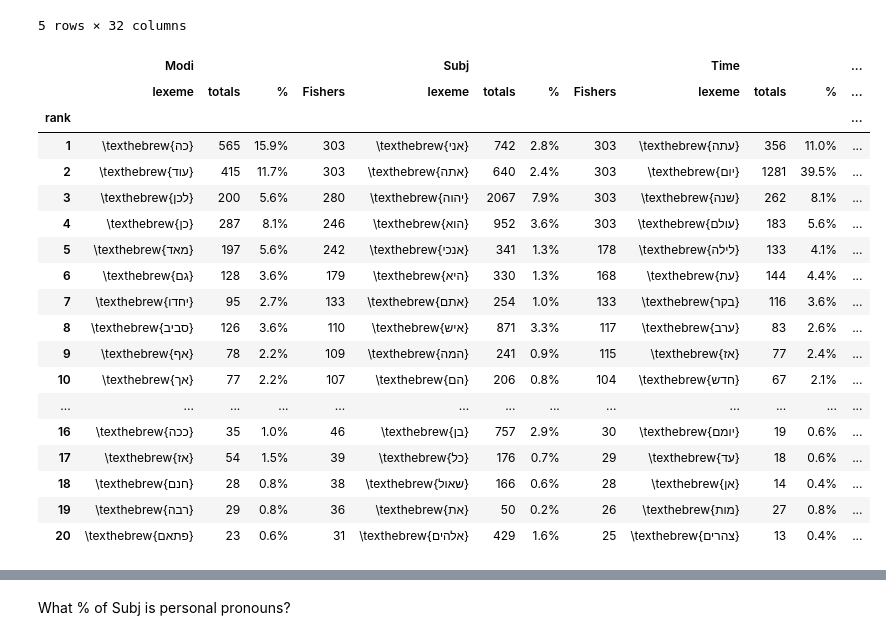
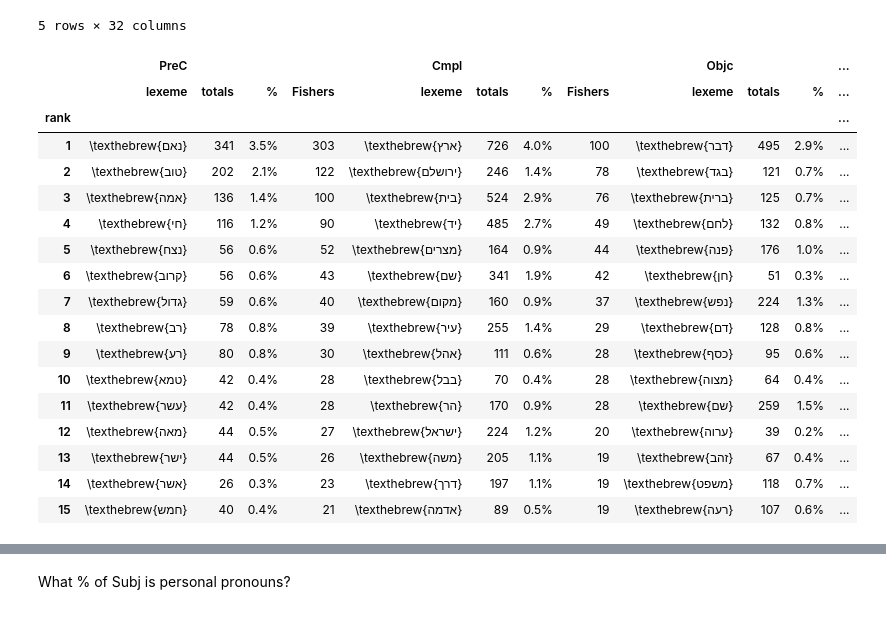
Before and after one commit to CambridgeSemiticsLab/BH_time_collocations, a Jupyter notebook: workflow/notebooks/analysis/head_association.ipynb, the cells around one changed output, grey strips where cells are left out. Drawn from its saved outputs; the diff is of its cells as text; code cells hidden in the pictures.

```diff
--- a/workflow/notebooks/analysis/head_association.ipynb
+++ b/workflow/notebooks/analysis/head_association.ipynb
@@ -493,36 +530,39 @@ lex_comb.head()
 | 4 | \texthebrew{רב} | 32 | 0.5% | 30 | \texthebrew{יד} | 485 | 2.7% | 49 | \texthebrew{הר} | 74 | ... | ... |
 | 5 | \texthebrew{חרב} | 88 | 1.3% | 28 | \texthebrew{מצרים} | 164 | 0.9% | 44 | \texthebrew{מקום} | 56 | ... | ... |
 5 rows × 32 columns
+# %%
+exportn = 15
+
+out.number(exportn, 'top_n_scores')
 # %%
 # export the top 3
 
-mst_lexs = lex_comb[['Modi', 'Subj', 'Time']].head(20)
+pco_lexs = lex_comb[['PreC', 'Cmpl', 'Objc']].head(exportn)
 
 out.table(
-    mst_lexs,
-    'mst_lexs',
-    caption='Top Associated Head Lexemes by Function',
+    pco_lexs,
+    'pco_lexs',
+    caption=f'Top {exportn} Associated Head Lexemes by Function',
     adjustbox=True,
 )
 
-mst_lexs
+pco_lexs
 # %% [output]
-|  | Modi |  |  |  | Subj |  |  |  | Time |  |  | ... |
+|  | PreC |  |  |  | Cmpl |  |  |  | Objc |  |  | ... |
 |  | lexeme | totals | % | Fishers | lexeme | totals | % | Fishers | lexeme | totals | % | ... |
 | rank |  |  |  |  |  |  |  |  |  |  |  | ... |
-| 1 | \texthebrew{כה} | 565 | 15.9% | 303 | \texthebrew{אני} | 742 | 2.8% | 303 | \texthebrew{עתה} | 356 | 11.0% | ... |
-| 2 | \texthebrew{עוד} | 415 | 11.7% | 303 | \texthebrew{אתה} | 640 | 2.4% | 303 | \texthebrew{יום} | 1281 | 39.5% | ... |
-| 3 | \texthebrew{לכן} | 200 | 5.6% | 280 | \texthebrew{יהוה} | 2067 | 7.9% | 303 | \texthebrew{שנה} | 262 | 8.1% | ... |
-| 4 | \texthebrew{כן} | 287 | 8.1% | 246 | \texthebrew{הוא} | 952 | 3.6% | 303 | \texthebrew{עולם} | 183 | 5.6% | ... |
-| 5 | \texthebrew{מאד} | 197 | 5.6% | 242 | \texthebrew{אנכי} | 341 | 1.3% | 178 | \texthebrew{לילה} | 133 | 4.1% | ... |
-| 6 | \texthebrew{גם} | 128 | 3.6% | 179 | \texthebrew{היא} | 330 | 1.3% | 168 | \texthebrew{עת} | 144 | 4.4% | ... |
-| 7 | \texthebrew{יחדו} | 95 | 2.7% | 133 | \texthebrew{אתם} | 254 | 1.0% | 133 | \texthebrew{בקר} | 116 | 3.6% | ... |
-| 8 | \texthebrew{סביב} | 126 | 3.6% | 110 | \texthebrew{איש} | 871 | 3.3% | 117 | \texthebrew{ערב} | 83 | 2.6% | ... |
-| 9 | \texthebrew{אף} | 78 | 2.2% | 109 | \texthebrew{המה} | 241 | 0.9% | 115 | \texthebrew{אז} | 77 | 2.4% | ... |
-| 10 | \texthebrew{אך} | 77 | 2.2% | 107 | \texthebrew{הם} | 206 | 0.8% | 104 | \texthebrew{חדש} | 67 | 2.1% | ... |
-| ... | ... | ... | ... | ... | ... | ... | ... | ... | ... | ... | ... | ... |
-| 16 | \texthebrew{ככה} | 35 | 1.0% | 46 | \texthebrew{בן} | 757 | 2.9% | 30 | \texthebrew{יומם} | 19 | 0.6% | ... |
-| 17 | \texthebrew{אז} | 54 | 1.5% | 39 | \texthebrew{כל} | 176 | 0.7% | 29 | \texthebrew{עד} | 18 | 0.6% | ... |
-| 18 | \texthebrew{חנם} | 28 | 0.8% | 38 | \texthebrew{שאול} | 166 | 0.6% | 28 | \texthebrew{אן} | 14 | 0.4% | ... |
-| 19 | \texthebrew{רבה} | 29 | 0.8% | 36 | \texthebrew{את} | 50 | 0.2% | 26 | \texthebrew{מות} | 27 | 0.8% | ... |
-| 20 | \texthebrew{פתאם} | 23 | 0.6% | 31 | \texthebrew{אלהים} | 429 | 1.6% | 25 | \texthebrew{צהרים} | 13 | 0.4% | ... |
+| 1 | \texthebrew{נאם} | 341 | 3.5% | 303 | \texthebrew{ארץ} | 726 | 4.0% | 100 | \texthebrew{דבר} | 495 | 2.9% | ... |
+| 2 | \texthebrew{טוב} | 202 | 2.1% | 122 | \texthebrew{ירושלם} | 246 | 1.4% | 78 | \texthebrew{בגד} | 121 | 0.7% | ... |
+| 3 | \texthebrew{אמה} | 136 | 1.4% | 100 | \texthebrew{בית} | 524 | 2.9% | 76 | \texthebrew{ברית} | 125 | 0.7% | ... |
+| 4 | \texthebrew{חי} | 116 | 1.2% | 90 | \texthebrew{יד} | 485 | 2.7% | 49 | \texthebrew{לחם} | 132 | 0.8% | ... |
+| 5 | \texthebrew{נצח} | 56 | 0.6% | 52 | \texthebrew{מצרים} | 164 | 0.9% | 44 | \texthebrew{פנה} | 176 | 1.0% | ... |
+| 6 | \texthebrew{קרוב} | 56 | 0.6% | 43 | \texthebrew{שם} | 341 | 1.9% | 42 | \texthebrew{חן} | 51 | 0.3% | ... |
+| 7 | \texthebrew{גדול} | 59 | 0.6% | 40 | \texthebrew{מקום} | 160 | 0.9% | 37 | \texthebrew{נפש} | 224 | 1.3% | ... |
+| 8 | \texthebrew{רב} | 78 | 0.8% | 39 | \texthebrew{עיר} | 255 | 1.4% | 29 | \texthebrew{דם} | 128 | 0.8% | ... |
+| 9 | \texthebrew{רע} | 80 | 0.8% | 30 | \texthebrew{אהל} | 111 | 0.6% | 28 | \texthebrew{כסף} | 95 | 0.6% | ... |
+| 10 | \texthebrew{טמא} | 42 | 0.4% | 28 | \texthebrew{בבל} | 70 | 0.4% | 28 | \texthebrew{מצוה} | 64 | 0.4% | ... |
+| 11 | \texthebrew{עשר} | 42 | 0.4% | 28 | \texthebrew{הר} | 170 | 0.9% | 28 | \texthebrew{שם} | 259 | 1.5% | ... |
+| 12 | \texthebrew{מאה} | 44 | 0.5% | 27 | \texthebrew{ישראל} | 224 | 1.2% | 20 | \texthebrew{ערוה} | 39 | 0.2% | ... |
+| 13 | \texthebrew{ישר} | 44 | 0.5% | 26 | \texthebrew{משה} | 205 | 1.1% | 19 | \texthebrew{זהב} | 67 | 0.4% | ... |
+| 14 | \texthebrew{אשר} | 26 | 0.3% | 23 | \texthebrew{דרך} | 197 | 1.1% | 19 | \texthebrew{משפט} | 118 | 0.7% | ... |
+| 15 | \texthebrew{חמש} | 40 | 0.4% | 21 | \texthebrew{אדמה} | 89 | 0.5% | 19 | \texthebrew{רעה} | 107 | 0.6% | ... |
```
Also changed, not shown: parts of 15 cells of this notebook, 10 other files.
